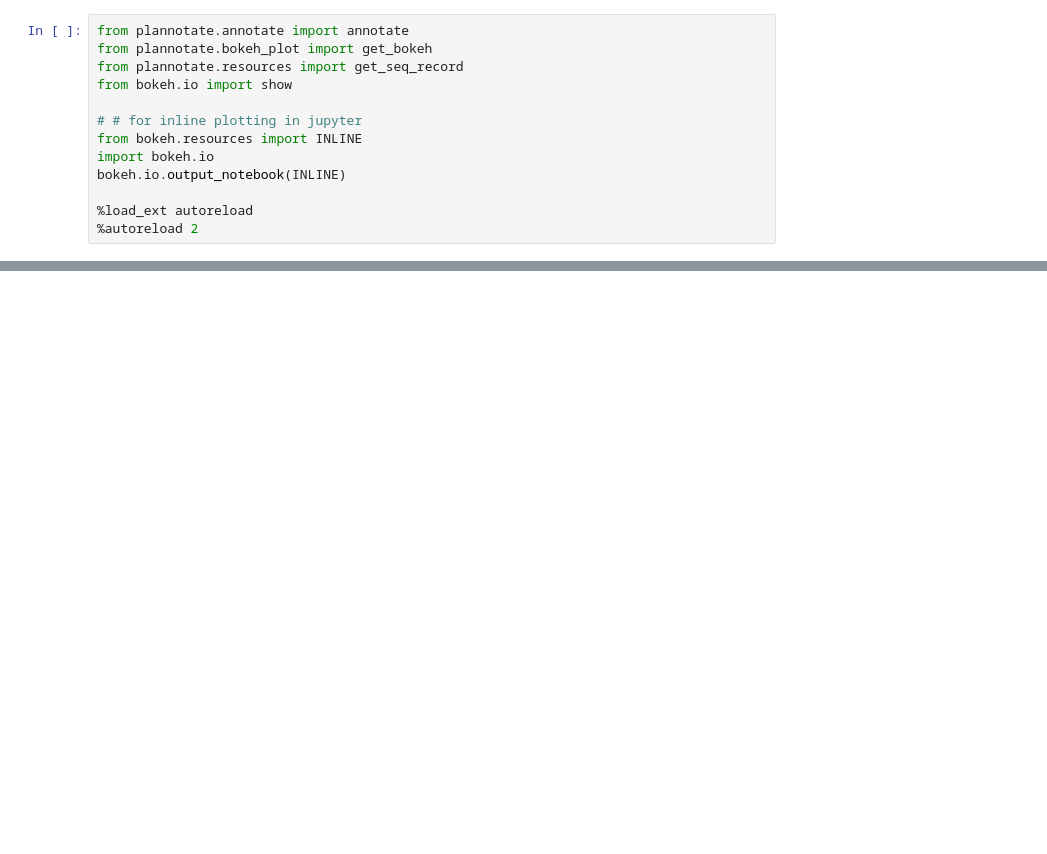
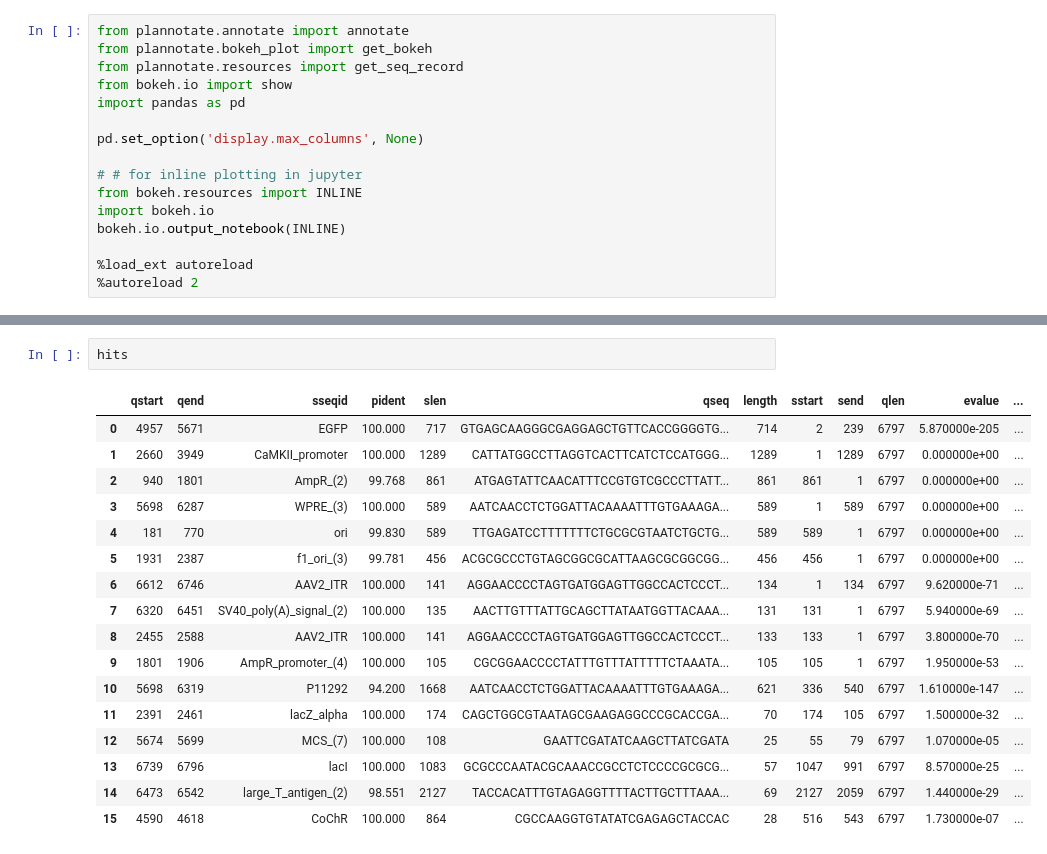
Before and after one commit to mmcguffi/pLannotate, a Jupyter notebook: scratch.ipynb, the cells around one changed output, grey strips where cells are left out. Cells and saved outputs as stored; diff of their text form; blank space fills up the shorter version.

```diff
--- a/scratch.ipynb
+++ b/scratch.ipynb
@@ -3,6 +3,9 @@ from plannotate.annotate import annotate
 from plannotate.bokeh_plot import get_bokeh
 from plannotate.resources import get_seq_record
 from bokeh.io import show
+import pandas as pd
+
+pd.set_option('display.max_columns', None)
 
 # # for inline plotting in jupyter
 from bokeh.resources import INLINE
@@ -17 +323,21 @@ bokeh.io.output_notebook(INLINE)
+# %%
+hits
+# %% [output]
+|  | qstart | qend | sseqid | pident | slen | qseq | length | sstart | send | qlen | evalue | ... |
+| 0 | 4957 | 5671 | EGFP | 100.000 | 717 | GTGAGCAAGGGCGAGGAGCTGTTCACCGGGGTG... | 714 | 2 | 239 | 6797 | 5.870000e-205 | ... |
+| 1 | 2660 | 3949 | CaMKII_promoter | 100.000 | 1289 | CATTATGGCCTTAGGTCACTTCATCTCCATGGG... | 1289 | 1 | 1289 | 6797 | 0.000000e+00 | ... |
+| 2 | 940 | 1801 | AmpR_(2) | 99.768 | 861 | ATGAGTATTCAACATTTCCGTGTCGCCCTTATT... | 861 | 861 | 1 | 6797 | 0.000000e+00 | ... |
+| 3 | 5698 | 6287 | WPRE_(3) | 100.000 | 589 | AATCAACCTCTGGATTACAAAATTTGTGAAAGA... | 589 | 1 | 589 | 6797 | 0.000000e+00 | ... |
+| 4 | 181 | 770 | ori | 99.830 | 589 | TTGAGATCCTTTTTTTCTGCGCGTAATCTGCTG... | 589 | 589 | 1 | 6797 | 0.000000e+00 | ... |
+| 5 | 1931 | 2387 | f1_ori_(3) | 99.781 | 456 | ACGCGCCCTGTAGCGGCGCATTAAGCGCGGCGG... | 456 | 456 | 1 | 6797 | 0.000000e+00 | ... |
+| 6 | 6612 | 6746 | AAV2_ITR | 100.000 | 141 | AGGAACCCCTAGTGATGGAGTTGGCCACTCCCT... | 134 | 1 | 134 | 6797 | 9.620000e-71 | ... |
+| 7 | 6320 | 6451 | SV40_poly(A)_signal_(2) | 100.000 | 135 | AACTTGTTTATTGCAGCTTATAATGGTTACAAA... | 131 | 131 | 1 | 6797 | 5.940000e-69 | ... |
+| 8 | 2455 | 2588 | AAV2_ITR | 100.000 | 141 | AGGAACCCCTAGTGATGGAGTTGGCCACTCCCT... | 133 | 133 | 1 | 6797 | 3.800000e-70 | ... |
+| 9 | 1801 | 1906 | AmpR_promoter_(4) | 100.000 | 105 | CGCGGAACCCCTATTTGTTTATTTTTCTAAATA... | 105 | 105 | 1 | 6797 | 1.950000e-53 | ... |
+| 10 | 5698 | 6319 | P11292 | 94.200 | 1668 | AATCAACCTCTGGATTACAAAATTTGTGAAAGA... | 621 | 336 | 540 | 6797 | 1.610000e-147 | ... |
+| 11 | 2391 | 2461 | lacZ_alpha | 100.000 | 174 | CAGCTGGCGTAATAGCGAAGAGGCCCGCACCGA... | 70 | 174 | 105 | 6797 | 1.500000e-32 | ... |
+| 12 | 5674 | 5699 | MCS_(7) | 100.000 | 108 | GAATTCGATATCAAGCTTATCGATA | 25 | 55 | 79 | 6797 | 1.070000e-05 | ... |
+| 13 | 6739 | 6796 | lacI | 100.000 | 1083 | GCGCCCAATACGCAAACCGCCTCTCCCCGCGCG... | 57 | 1047 | 991 | 6797 | 8.570000e-25 | ... |
+| 14 | 6473 | 6542 | large_T_antigen_(2) | 98.551 | 2127 | TACCACATTTGTAGAGGTTTTACTTGCTTTAAA... | 69 | 2127 | 2059 | 6797 | 1.440000e-29 | ... |
+| 15 | 4590 | 4618 | CoChR | 100.000 | 864 | CGCCAAGGTGTATATCGAGAGCTACCAC | 28 | 516 | 543 | 6797 | 1.730000e-07 | ... |
 # %%
```
Also changed, not shown: parts of 3 cells of this notebook.
